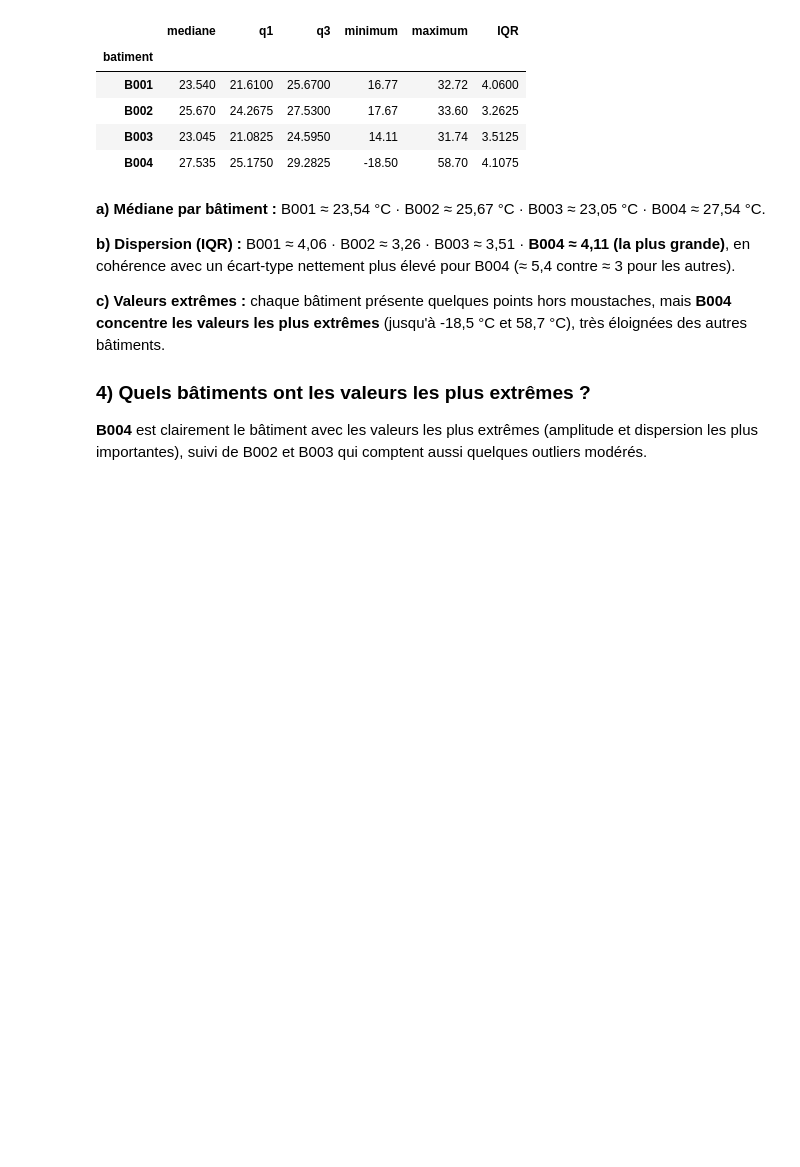
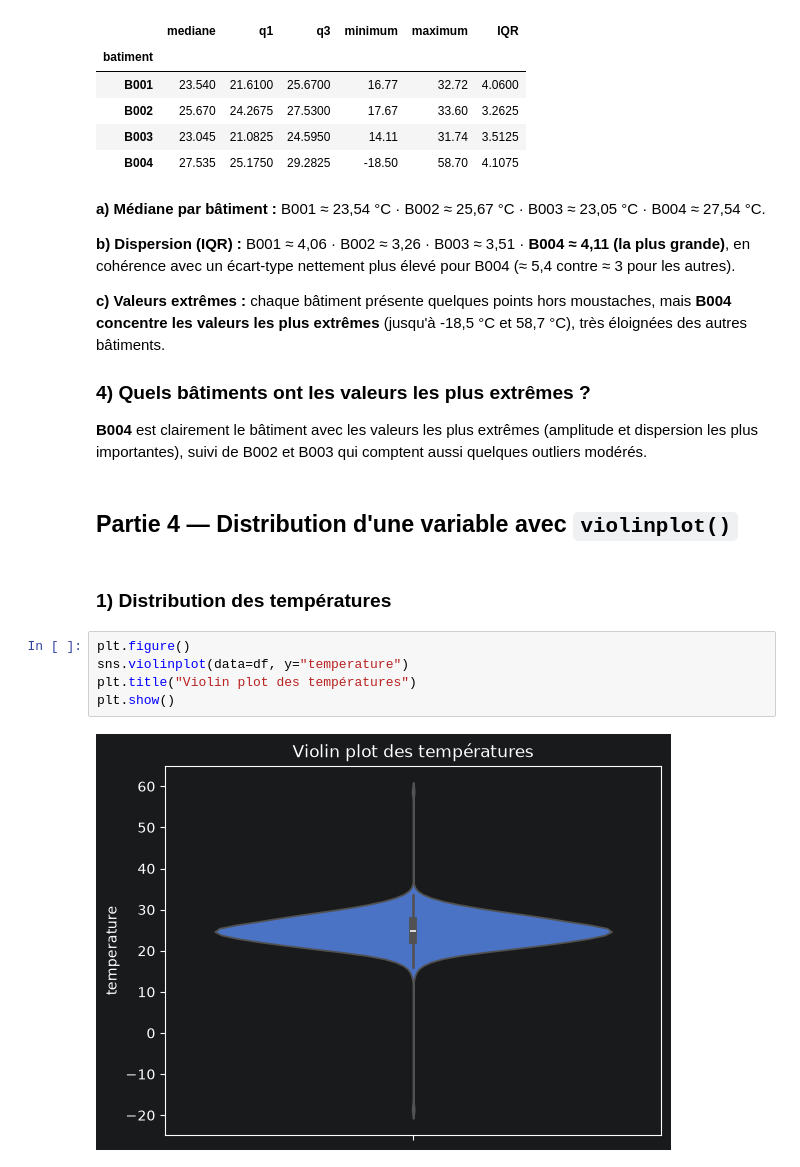
Before and after one commit to massamba0809/atelier_seaborn_iot, a Jupyter notebook: notebooks/atelier_seaborn_iot.ipynb, the cells around one changed output. Saved outputs shown, nothing was run; the diff lists cells and outputs as text; blank space fills up the shorter version.

```diff
--- a/notebooks/atelier_seaborn_iot.ipynb
+++ b/notebooks/atelier_seaborn_iot.ipynb
@@ -212,3 +212,14 @@ stats
 ### 4) Quels bâtiments ont les valeurs les plus extrêmes ?
 
 **B004** est clairement le bâtiment avec les valeurs les plus extrêmes (amplitude et dispersion les plus importantes), suivi de B002 et B003 qui comptent aussi quelques outliers modérés.
+# %% [markdown]
+## Partie 4 — Distribution d'une variable avec `violinplot()`
+# %% [markdown]
+### 1) Distribution des températures
+# %%
+plt.figure()
+sns.violinplot(data=df, y="temperature")
+plt.title("Violin plot des températures")
+plt.show()
+# %% [output]
+[figure, added]
```
Also changed, not shown: parts of 10 cells of this notebook.
